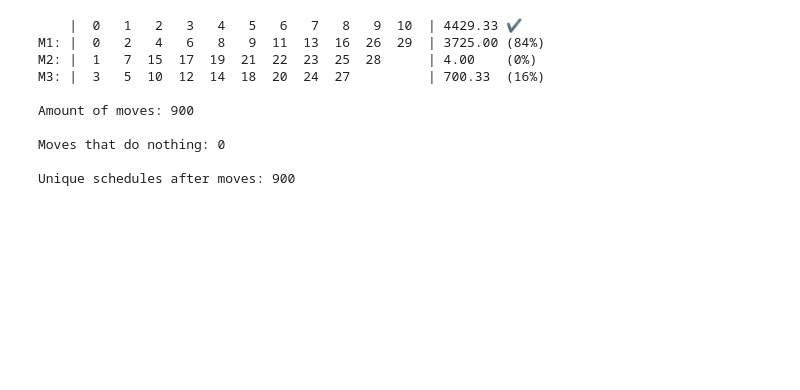
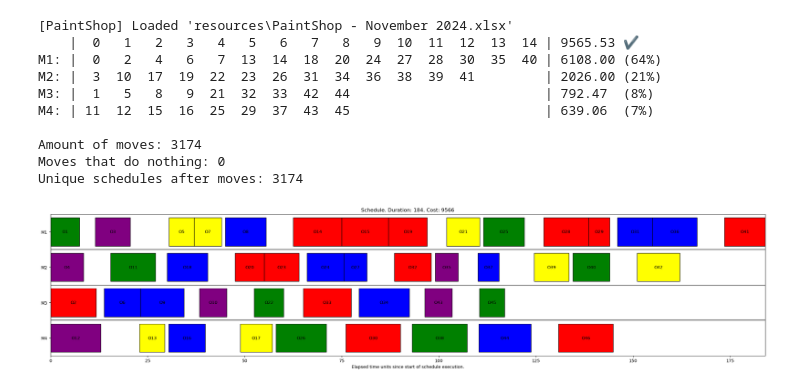
Before and after one commit to sebas-fontys/OR5-paintshop, a Jupyter notebook: validate_moveset.ipynb, the cells around one changed output. Cells and saved outputs as stored; diff of their text form; code cells hidden in the pictures; blank space fills up the shorter version.

```diff
--- a/validate_moveset.ipynb
+++ b/validate_moveset.ipynb
@@ -1,10 +1,11 @@
 # %%
 # Generate and display a random schedule
 from heuristics_constructive import ConstructiveHeuristics
-from move import Move, get_moves
+from move import Move, get_moves, SwapBatchMove
+from paintshop import PaintShop, Source
 
 
-s = ConstructiveHeuristics.random.get_schedule()
+s = ConstructiveHeuristics(PaintShop(Source.NOVEMBER)).random.generate()
 print(s)
 
 # Generate all possible moves and print the amount
@@ -13,10 +14,10 @@ print(f'\nAmount of moves: {len(moves)}')
 
 # Generate the moved schedules for all the moves
 moved_schedules = [move.get_moved(s) for move in moves]
-print(f"\nMoves that do nothing: {sum([(s == moved_s) for moved_s in moved_schedules])}")
+print(f"Moves that do nothing: {sum([(s == moved_s) for moved_s in moved_schedules])}")
 
 # Display the amount of unique moved schedules
-print(f'\nUnique schedules after moves: {len(set(moved_schedules))}')
+print(f'Unique schedules after moves: {len(set(moved_schedules))}')
 
 # Create a dictionary of moves by the hash-code of the moved schedule that they produce
 by_hash = {}
@@ -44,13 +45,17 @@ for hash_code, data in [(hash_code, data) for hash_code, data in by_hash.items()
     for move in data["moves"]:
         print(move)
 # %% [output]
-    |  0   1   2   3   4   5   6   7   8   9  10  | 4429.33 ✔
-M1: |  0   2   4   6   8   9  11  13  16  26  29  | 3725.00 (84%)
-M2: |  1   7  15  17  19  21  22  23  25  28      | 4.00    (0%)
-M3: |  3   5  10  12  14  18  20  24  27          | 700.33  (16%)
+[PaintShop] Loaded 'resources\PaintShop - November 2024.xlsx'
+    |  0   1   2   3   4   5   6   7   8   9  10  11  12  13  14 | 9565.53 ✔
+M1: |  0   2   4   6   7  13  14  18  20  24  27  28  30  35  40 | 6108.00 (64%)
+M2: |  3  10  17  19  22  23  26  31  34  36  38  39  41         | 2026.00 (21%)
+M3: |  1   5   8   9  21  32  33  42  44                         | 792.47  (8%)
+M4: | 11  12  15  16  25  29  37  43  45                         | 639.06  (7%)
 
-Amount of moves: 900
-
+Amount of moves: 3174
 Moves that do nothing: 0
-
-Unique schedules after moves: 900
+Unique schedules after moves: 3174
+# %%
+s.plot()
+# %% [output]
+[figure, added]
```
Also changed, not shown: parts of 4 cells of this notebook, 45 other files.
